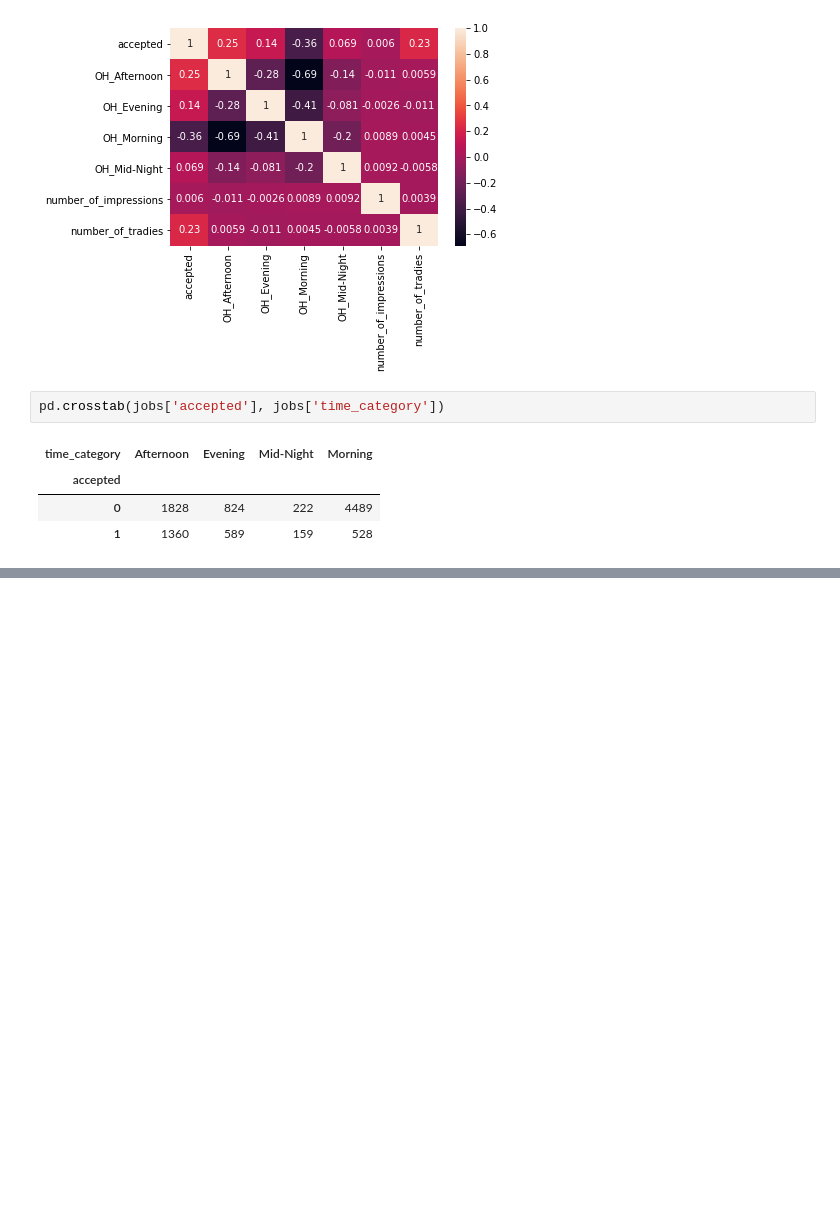
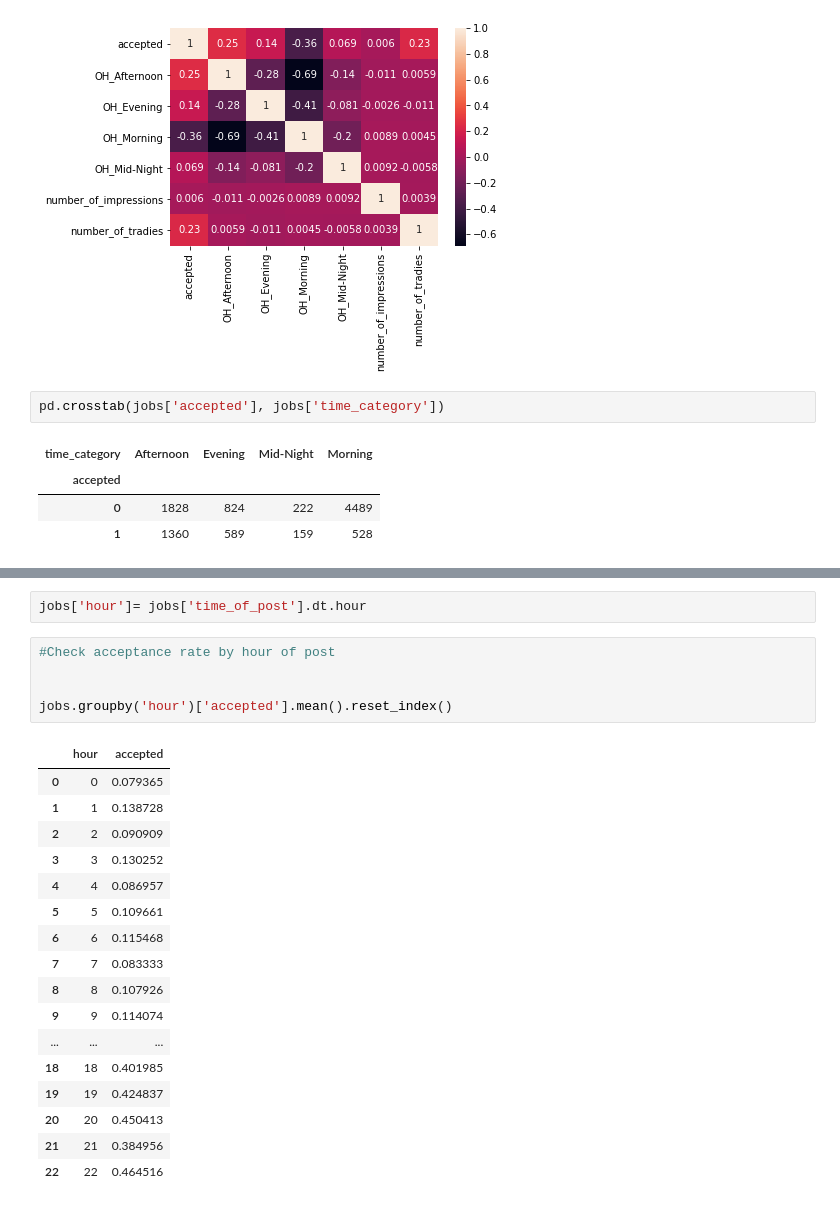
Before and after one commit to arsedianivan/hipages_tasks, a Jupyter notebook: HipagesEDA.ipynb, the cells around one changed output, grey strips where cells are left out. Saved outputs shown, nothing was run; the diff lists cells and outputs as text; blank space fills up the shorter version.

Commit message:
add hour and calculate acceptance rate by the hour and time category

```diff
--- a/HipagesEDA.ipynb
+++ b/HipagesEDA.ipynb
@@ -301,0 +310,25 @@ pd.crosstab(jobs['accepted'], jobs['time_category'])
+# %%
+jobs['hour']= jobs['time_of_post'].dt.hour
+# %%
+#Check acceptance rate by hour of post
+
+
+jobs.groupby('hour')['accepted'].mean().reset_index()
+# %% [output]
+|  | hour | accepted |
+| 0 | 0 | 0.079365 |
+| 1 | 1 | 0.138728 |
+| 2 | 2 | 0.090909 |
+| 3 | 3 | 0.130252 |
+| 4 | 4 | 0.086957 |
+| 5 | 5 | 0.109661 |
+| 6 | 6 | 0.115468 |
+| 7 | 7 | 0.083333 |
+| 8 | 8 | 0.107926 |
+| 9 | 9 | 0.114074 |
+| ... | ... | ... |
+| 18 | 18 | 0.401985 |
+| 19 | 19 | 0.424837 |
+| 20 | 20 | 0.450413 |
+| 21 | 21 | 0.384956 |
+| 22 | 22 | 0.464516 |
```
Also changed, not shown: parts of 1 cell of this notebook.
